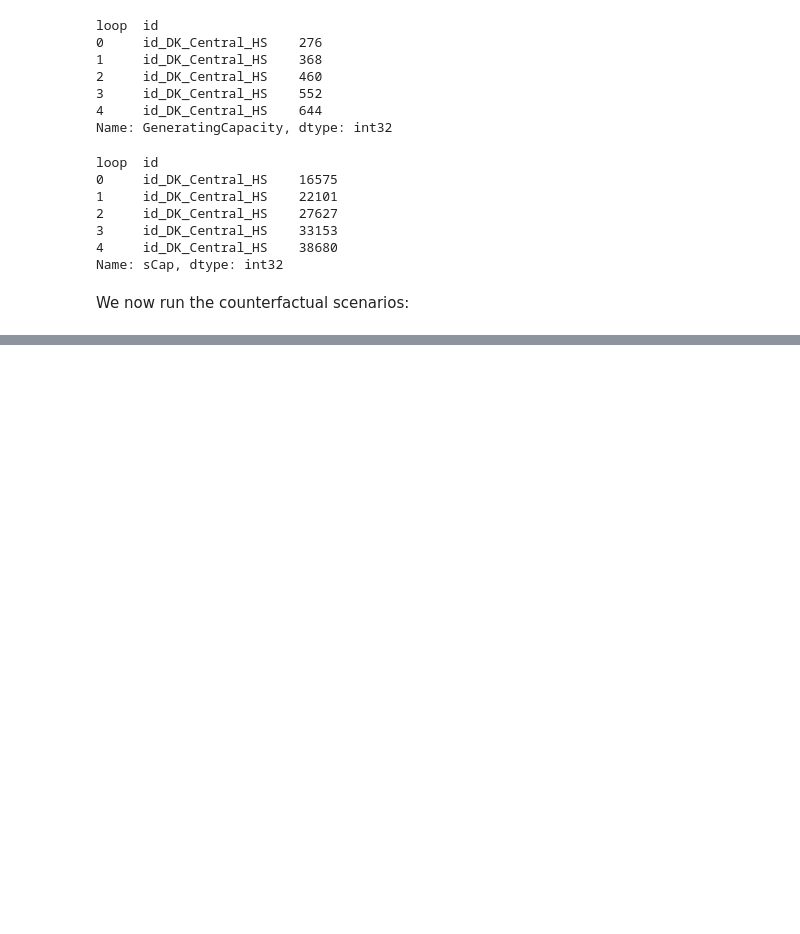
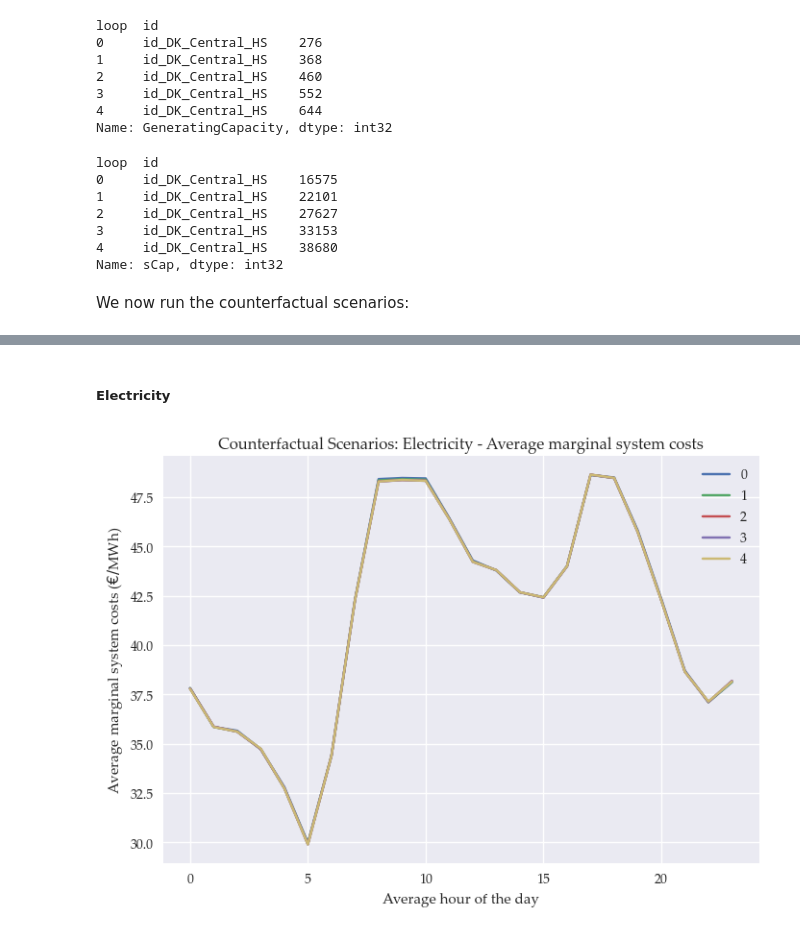
Before and after one commit to marcherger/EnergyEconGroupWork, a Jupyter notebook: Analysis_mBasicPH_storage.ipynb, the cells around one changed output, grey strips where cells are left out. Saved outputs shown, nothing was run; the diff lists cells and outputs as text; code cells hidden in the pictures; blank space fills up the shorter version.

```diff
--- a/Analysis_mBasicPH_storage.ipynb
+++ b/Analysis_mBasicPH_storage.ipynb
@@ -279,0 +300,17 @@ plt.show()
+# %% [markdown]
+##### Electricity
+# %%
+# Add hour mapping to df
+marginalSystemCosts_E_df_loop = adj.rc_pd(solution['marginalSystemCosts_E'],loop_id).unstack('loop').reset_index().merge(m.db['h2HourOfTheDay'].to_frame(index=False))
+
+# Deleta h column as it messes up plotting
+marginalSystemCosts_E_df_loop = marginalSystemCosts_E_df_loop.drop('h', axis=1)
+
+# Plot the subset Series
+marginalSystemCosts_E_df_loop.groupby('HourOfTheDay').mean().plot()
+plt.xlabel('Average hour of the day')
+plt.ylabel('Average marginal system costs ($€/$MWh)')
+plt.title('Counterfactual Scenarios: Electricity - Average marginal system costs')
+plt.show()
+# %% [output]
+[figure, added]
```
Also changed, not shown: parts of 25 cells of this notebook, 2 other files.
